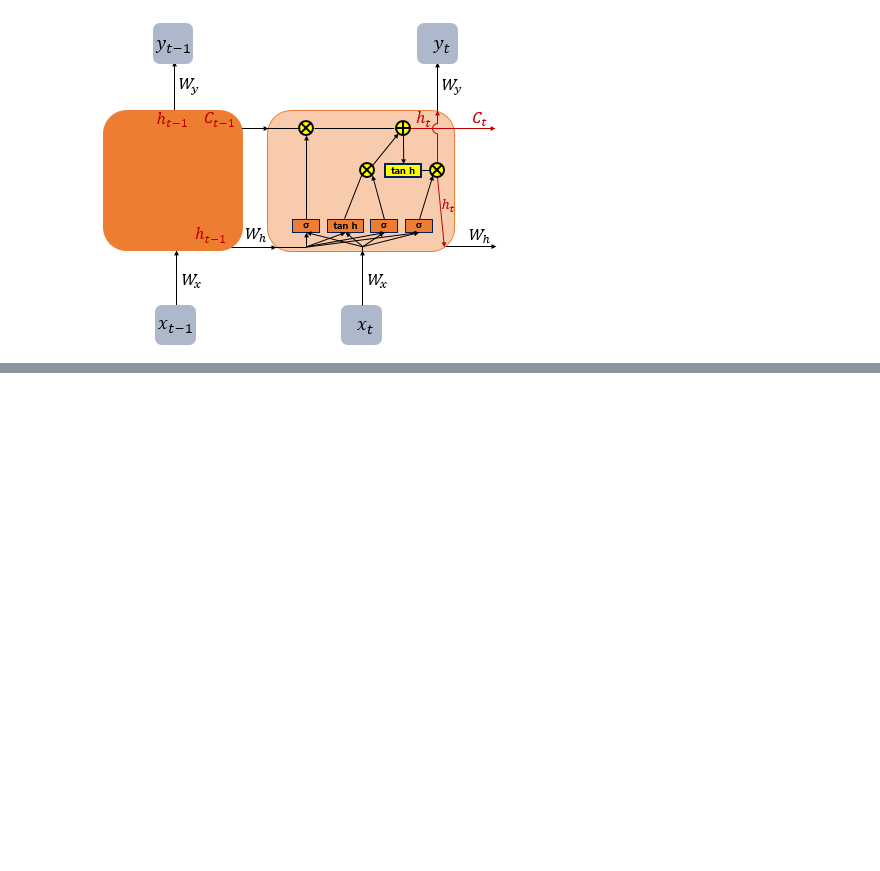
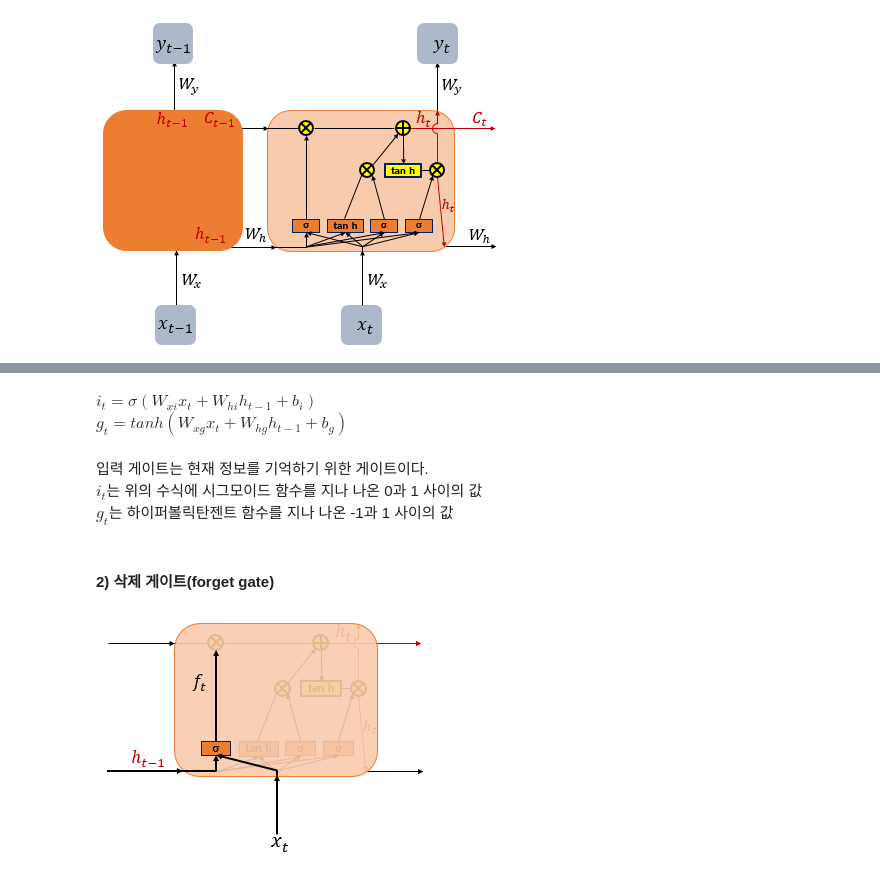
Before and after one commit to tryfasting/deeplearning-pytorch-textbook, a Jupyter notebook: 07-02 LSTM과 GRU.ipynb, the cells around one changed output, grey strips where cells are left out. Saved outputs shown, nothing was run; the diff lists cells and outputs as text; code cells hidden in the pictures; blank space fills up the shorter version.

```diff
--- a/07-02 LSTM과 GRU.ipynb
+++ b/07-02 LSTM과 GRU.ipynb
@@ -25,0 +55,13 @@ LSTM은 은닉층의 메모리 셀에 입력 게이트, 망각 게이트, 출력
+# %% [markdown]
+$i_{t}=σ(W_{xi}x_{t}+W_{hi}h_{t-1}+b_{i})$
+$g_{t}=tanh(W_{xg}x_{t}+W_{hg}h_{t-1}+b_{g})$
+# %% [markdown]
+입력 게이트는 현재 정보를 기억하기 위한 게이트이다.
+$i_{t}$는 위의 수식에 시그모이드 함수를 지나 나온 0과 1 사이의 값
+$g_{t}$는 하이퍼볼릭탄젠트 함수를 지나 나온 -1과 1 사이의 값
+# %% [markdown]
+#### 2) 삭제 게이트(forget gate)
+# %%
+Image("./scr/07-02 forgetgate.png")
+# %% [output]
+[figure, added]
```
Also changed, not shown: parts of 27 cells of this notebook, 6 other files.
